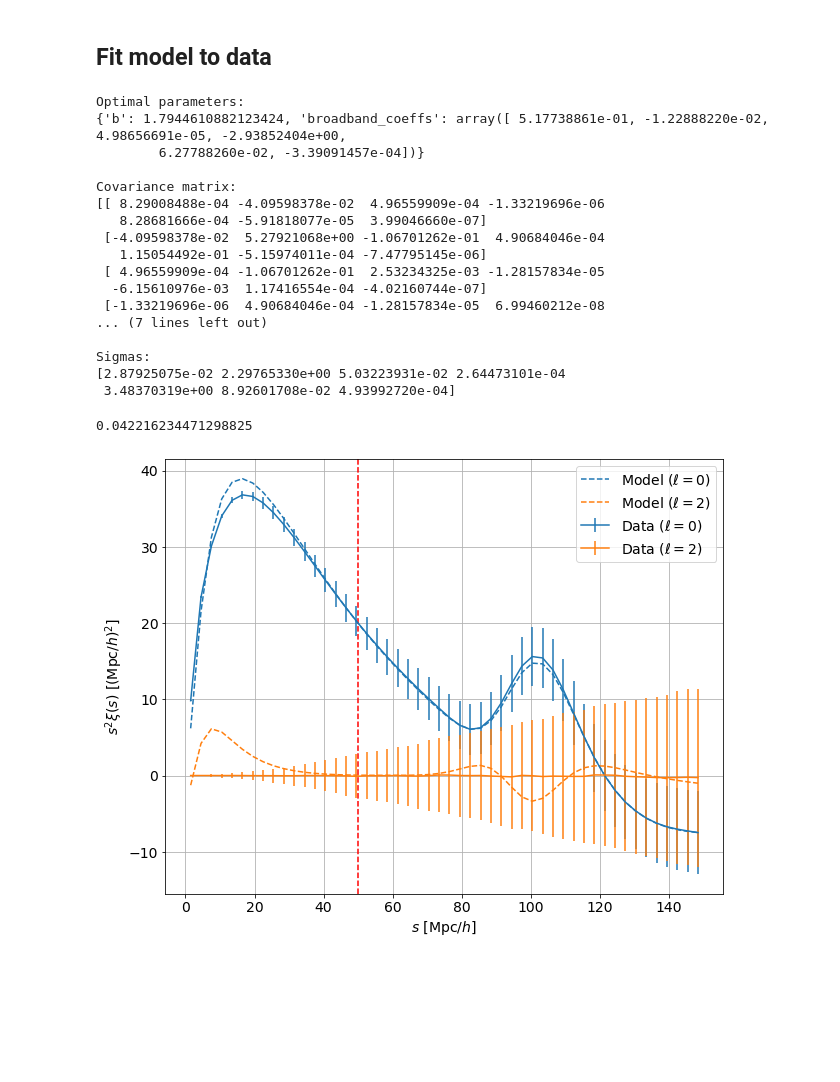
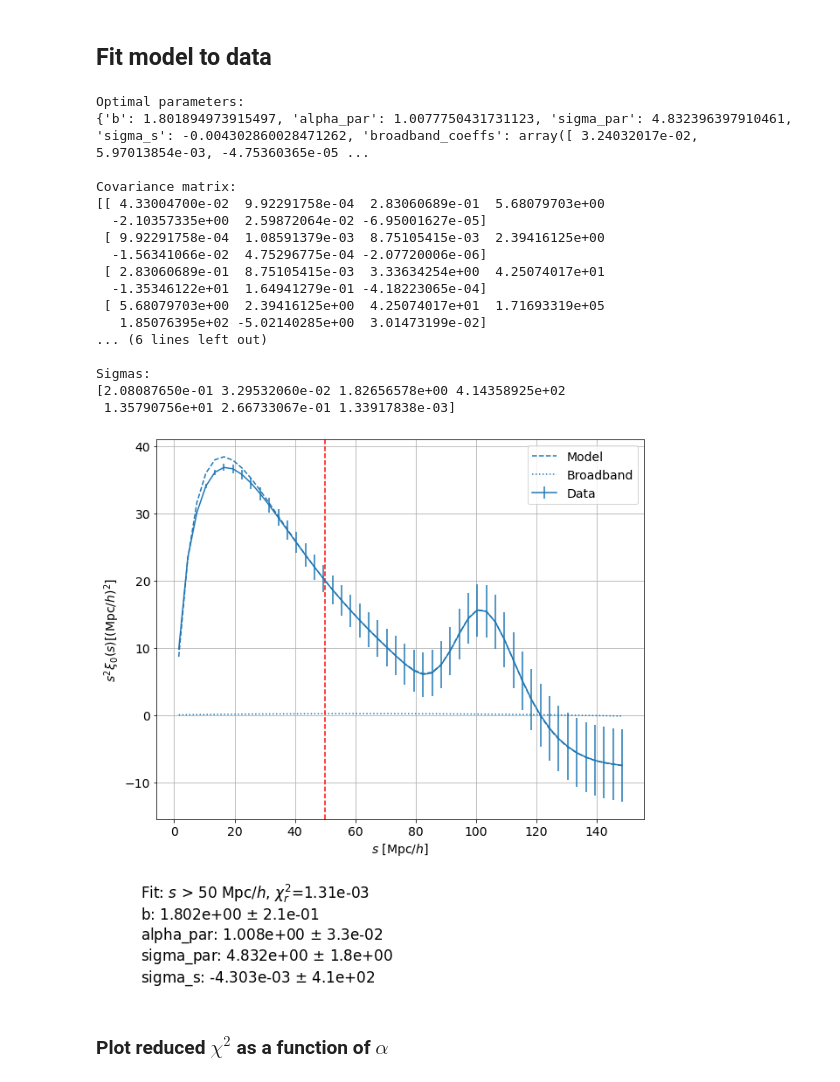
Before and after one commit to mathildepinon/densitysplit, a Jupyter notebook: nb/BAO_fit.ipynb, the cells around one changed output. Cells and saved outputs as stored; diff of their text form; code cells hidden in the pictures; blank space fills up the shorter version.

Commit message:
update pk_model and BAO_fit

```diff
--- a/nb/BAO_fit.ipynb
+++ b/nb/BAO_fit.ipynb
@@ -63,7 +63,7 @@ cov = extract_subcovmatrix(s, cov_split, ells, nsplits, split_extract=split)
 std = np.array_split(np.diag(cov)**0.5, nells)
 # %%
 mocks_results = np.load(output_dir+catalog.name+'_1000_mocks_2PCF.npy', allow_pickle=True)
-ells = [0, 2]
+ells = [0]
 nells = len(ells)
 
 xiell, cov = get_poles(mocks_results, ells)
@@ -73,5 +73,7 @@ std = np.array_split(np.diag(cov)**0.5, nells)
 # %%
 pk_model = PkModel(sep=s, ells=ells, xiell=xiell, cov=cov, redshift=z, cosmology=cosmo_abacus, k=np.logspace(-3,2,1000), split=False)
 pk_model.set_pk_model()
+default_params = {'f': 0., 'b': 1.8, 'alpha_par': 1., 'alpha_perp': 1., 'sigma_par': 5., 'sigma_perp': 5., 'sigma_s': 0.}
+pk_model.set_default_params(**default_params)
 pk_model.plot_model()
 # %% [output]
@@ -84,34 +86,35 @@ lower_s_limit = 50 # Mpc/h
 
 # initialize parameters
 broadband_coeffs = np.tile([0., 0., 0.], nells)
-params_init = {'b': 2, 'broadband_coeffs': broadband_coeffs}
+params_init = {'b': 2, 'alpha_par': 1., 'sigma_par': 8., 'sigma_s': 4., 'broadband_coeffs': broadband_coeffs}
 
 pk_model.fit(fit_params_init=params_init, s_lower_limit=50)
 
-model = pk_model.model(pk_model_params=pk_model.model_popt_dict, broadband_coeffs=pk_model.broadband_coeffs)
+if hasattr(pk_model, 'broadband_coeffs'):
+    model = pk_model.model(pk_model_params=pk_model.model_popt_dict, broadband_coeffs=pk_model.broadband_coeffs)
+else:
+    model = pk_model.model(pk_model_params=pk_model.model_popt_dict)
 # %% [output]
 Optimal parameters:
-{'b': 1.7944610882123424, 'broadband_coeffs': array([ 5.17738861e-01, -1.22888220e-02,  4.98656691e-05, -2.93852404e+00,
-        6.27788260e-02, -3.39091457e-04])}
+{'b': 1.801894973915497, 'alpha_par': 1.0077750431731123, 'sigma_par': 4.832396397910461, 'sigma_s': -0.004302860028471262, 'broadband_coeffs': array([ 3.24032017e-02,  5.97013854e-03, -4.75360365e-05 ...
 
 Covariance matrix:
-[[ 8.29008488e-04 -4.09598378e-02  4.96559909e-04 -1.33219696e-06
-   8.28681666e-04 -5.91818077e-05  3.99046660e-07]
- [-4.09598378e-02  5.27921068e+00 -1.06701262e-01  4.90684046e-04
-   1.15054492e-01 -5.15974011e-04 -7.47795145e-06]
- [ 4.96559909e-04 -1.06701262e-01  2.53234325e-03 -1.28157834e-05
-  -6.15610976e-03  1.17416554e-04 -4.02160744e-07]
- [-1.33219696e-06  4.90684046e-04 -1.28157834e-05  6.99460212e-08
-... (7 lines left out)
+[[ 4.33004700e-02  9.92291758e-04  2.83060689e-01  5.68079703e+00
+  -2.10357335e+00  2.59872064e-02 -6.95001627e-05]
+ [ 9.92291758e-04  1.08591379e-03  8.75105415e-03  2.39416125e+00
+  -1.56341066e-02  4.75296775e-04 -2.07720006e-06]
+ [ 2.83060689e-01  8.75105415e-03  3.33634254e+00  4.25074017e+01
+  -1.35346122e+01  1.64941279e-01 -4.18223065e-04]
+ [ 5.68079703e+00  2.39416125e+00  4.25074017e+01  1.71693319e+05
+   1.85076395e+02 -5.02140285e+00  3.01473199e-02]
+... (6 lines left out)
 
 Sigmas:
-[2.87925075e-02 2.29765330e+00 5.03223931e-02 2.64473101e-04
- 3.48370319e+00 8.92601708e-02 4.93992720e-04]
+[2.08087650e-01 3.29532060e-02 1.82656578e+00 4.14358925e+02
+ 1.35790756e+01 2.66733067e-01 1.33917838e-03]
-# %%
-pk_model.chi_square()
-# %% [output]
-0.042216234471298825
 # %%
-pk_model.plot_model(plot_data=True)
+pk_model.plot_model(plot_data=True, show_info=True, show_broadband=True)
 # %% [output]
-[figure, old version]
+[figure, new version]
+# %% [markdown]
+### Plot reduced $\chi^2$ as a function of $\alpha$
```
Also changed, not shown: parts of 4 cells of this notebook, 1 other file.
